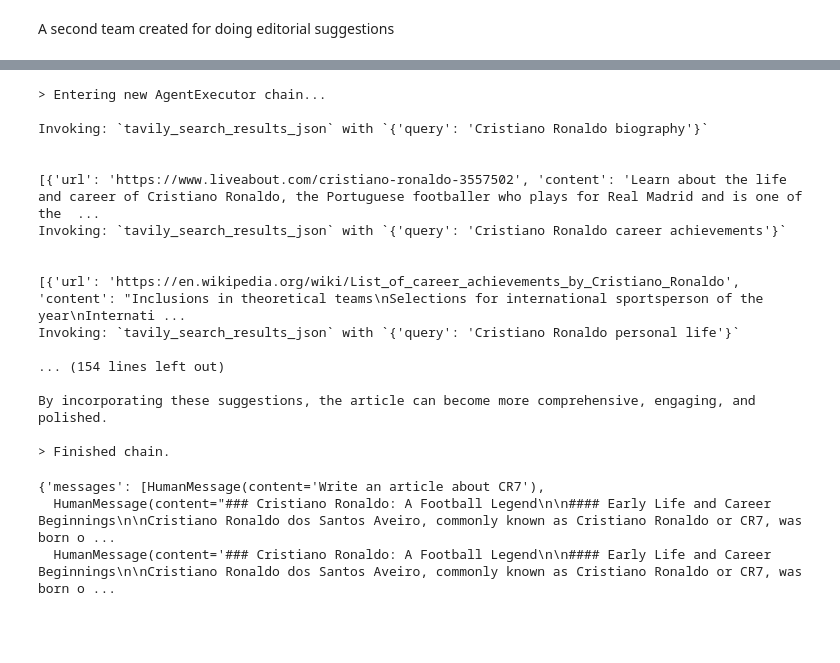
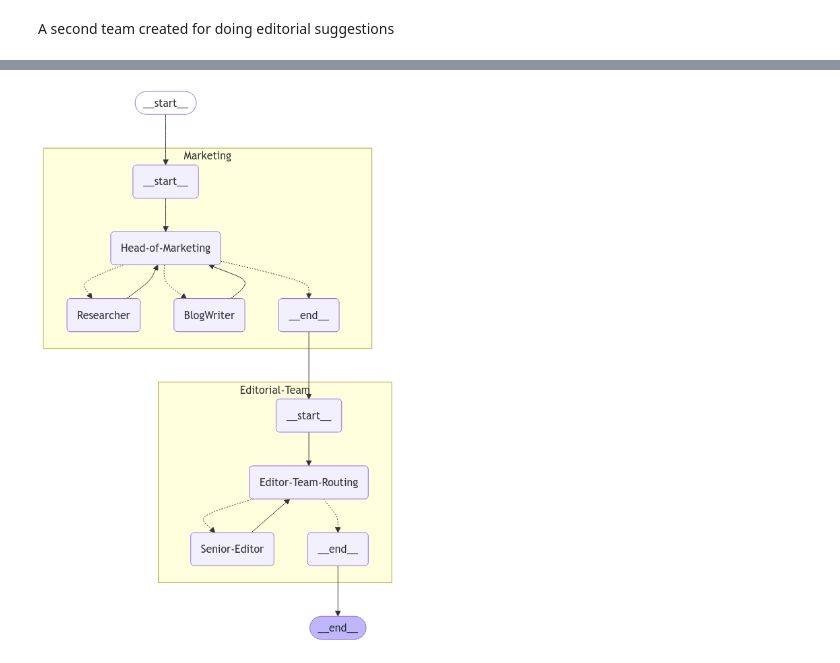
Before and after one commit to rootflo/flo-ai, a Jupyter notebook: examples/build_agents_by_code.ipynb, the cells around one changed output, grey strips where cells are left out. Cells and saved outputs as stored; diff of their text form; code cells hidden in the pictures; blank space fills up the shorter version.

```diff
--- a/examples/build_agents_by_code.ipynb
+++ b/examples/build_agents_by_code.ipynb
@@ -65,23 +91,8 @@ draw_to_file(master_team, "master.png")
+# %%
+from IPython.display import Image, display
+
+display(Image(master_flo.draw()))
+# %% [output]
+[figure, added]
 # %%
-master_team.invoke("Write an article about CR7")
+# master_flo.invoke("Write an article about CR7")
-# %% [output]
-> Entering new AgentExecutor chain...
-
-Invoking: `tavily_search_results_json` with `{'query': 'Cristiano Ronaldo biography'}`
-
-
-[{'url': 'https://www.liveabout.com/cristiano-ronaldo-3557502', 'content': 'Learn about the life and career of Cristiano Ronaldo, the Portuguese footballer who plays for Real Madrid and is one of the  ...
-Invoking: `tavily_search_results_json` with `{'query': 'Cristiano Ronaldo career achievements'}`
-
-
-[{'url': 'https://en.wikipedia.org/wiki/List_of_career_achievements_by_Cristiano_Ronaldo', 'content': "Inclusions in theoretical teams\nSelections for international sportsperson of the year\nInternati ...
-Invoking: `tavily_search_results_json` with `{'query': 'Cristiano Ronaldo personal life'}`
-
-... (154 lines left out)
-
-By incorporating these suggestions, the article can become more comprehensive, engaging, and polished.
-
-> Finished chain.
-{'messages': [HumanMessage(content='Write an article about CR7'),
-  HumanMessage(content="### Cristiano Ronaldo: A Football Legend\n\n#### Early Life and Career Beginnings\n\nCristiano Ronaldo dos Santos Aveiro, commonly known as Cristiano Ronaldo or CR7, was born o ...
-  HumanMessage(content='### Cristiano Ronaldo: A Football Legend\n\n#### Early Life and Career Beginnings\n\nCristiano Ronaldo dos Santos Aveiro, commonly known as Cristiano Ronaldo or CR7, was born o ...
```
Also changed, not shown: parts of 11 cells of this notebook, 20 other files.
